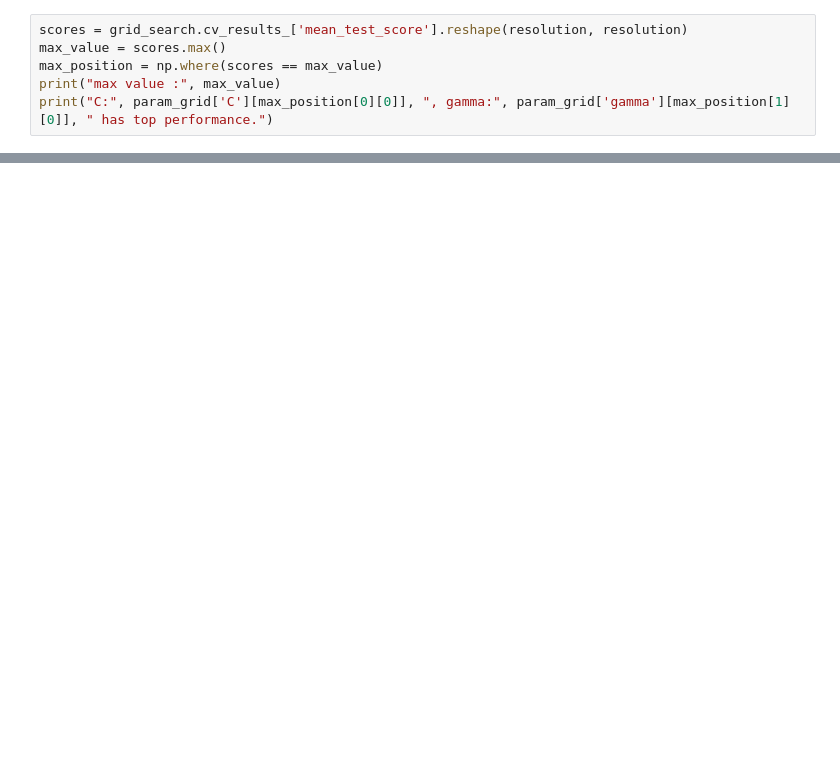
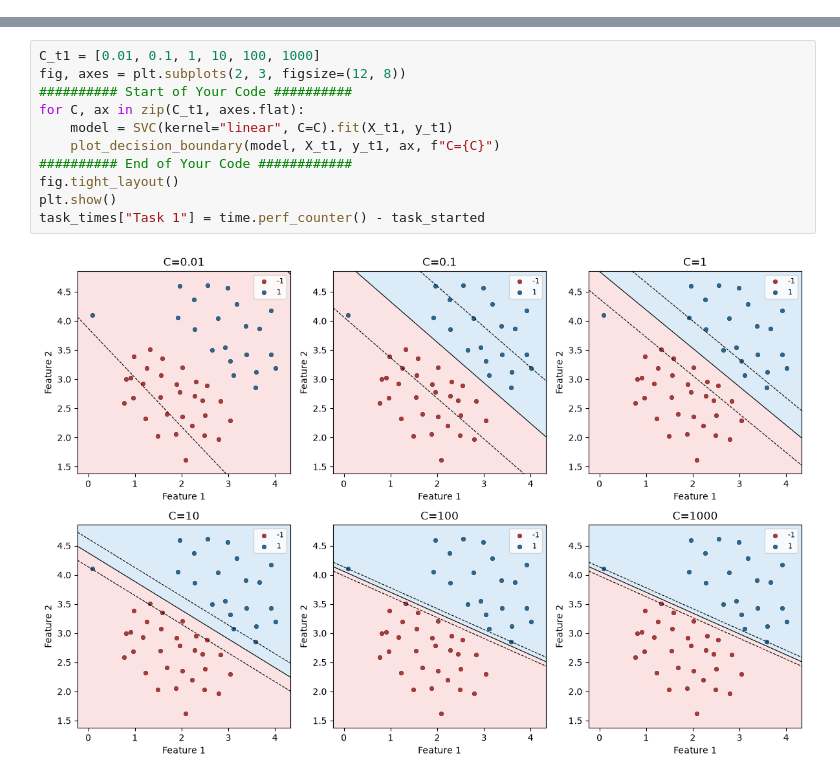
Before and after one commit to SEUML/ml-autumn-2026, a Jupyter notebook: assets/assignments/lab2/solution_v1.ipynb, the cells around one changed output, grey strips where cells are left out. Saved outputs shown, nothing was run; the diff lists cells and outputs as text; blank space fills up the shorter version.

```diff
--- a/assets/assignments/lab2/solution_v1.ipynb
+++ b/assets/assignments/lab2/solution_v1.ipynb
@@ -380,6 +0,0 @@ Finish!
-# %%
-scores = grid_search.cv_results_['mean_test_score'].reshape(resolution, resolution)
-max_value = scores.max()
-max_position = np.where(scores == max_value)
-print("max value :", max_value)
-print("C:", param_grid['C'][max_position[0][0]], ", gamma:", param_grid['gamma'][max_position[1][0]], " has top performance.")
@@ -529,0 +144,13 @@ If you have completed the previous tasks and feel confident with your understand
+# %%
+C_t1 = [0.01, 0.1, 1, 10, 100, 1000]
+fig, axes = plt.subplots(2, 3, figsize=(12, 8))
+########## Start of Your Code ##########
+for C, ax in zip(C_t1, axes.flat):
+    model = SVC(kernel="linear", C=C).fit(X_t1, y_t1)
+    plot_decision_boundary(model, X_t1, y_t1, ax, f"C={C}")
+########## End of Your Code ############
+fig.tight_layout()
+plt.show()
+task_times["Task 1"] = time.perf_counter() - task_started
+# %% [output]
+[figure, added]
```
Also changed, not shown: parts of 80 cells of this notebook, 7 other files.
